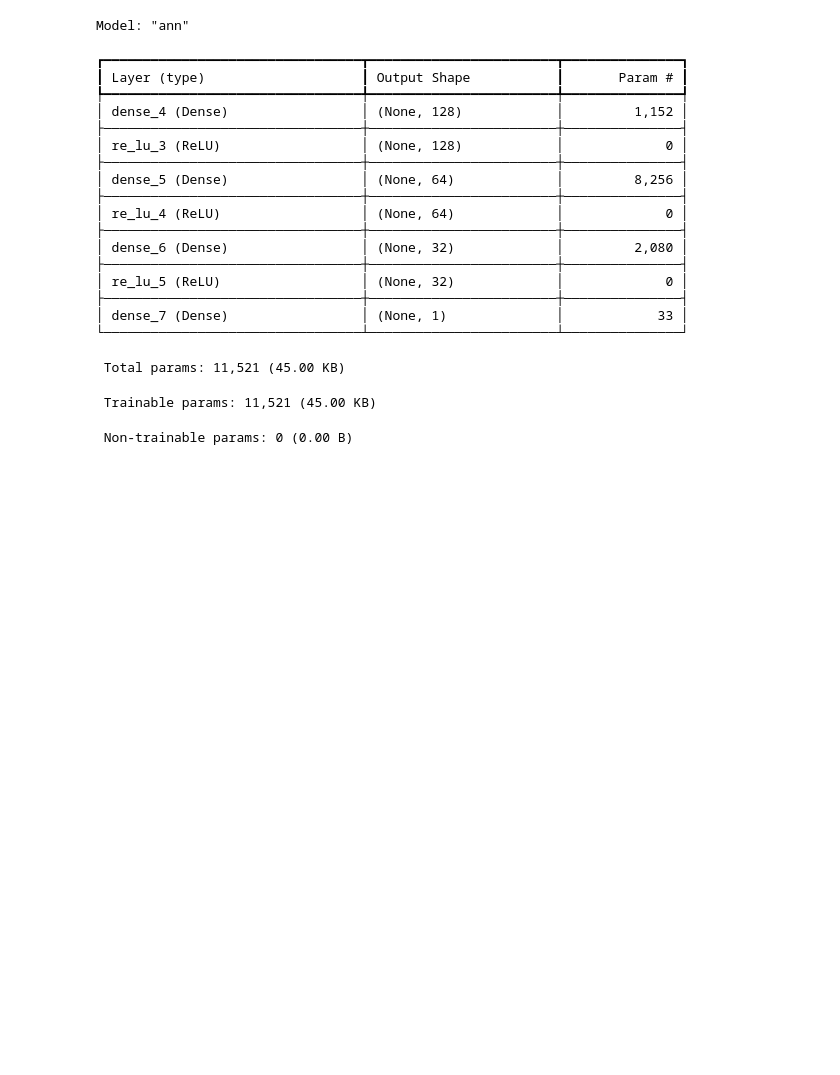
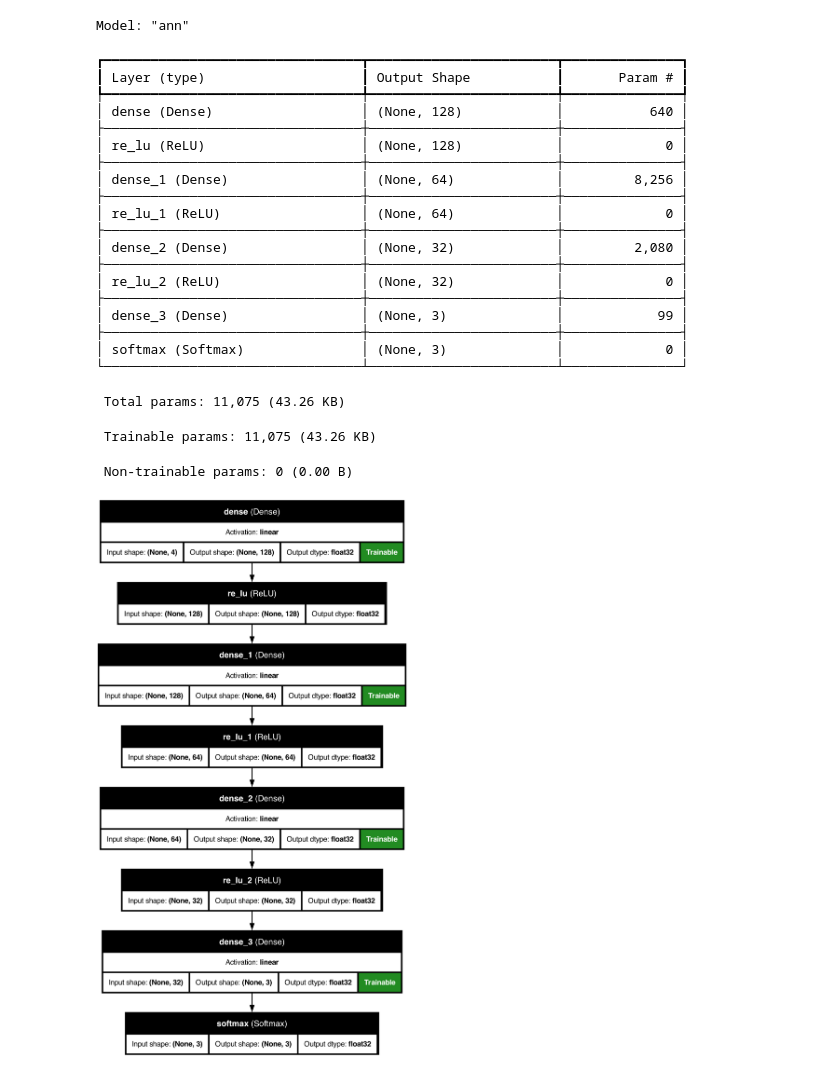
Before and after one commit to debjitpal5040/DL_Algorithms, a Jupyter notebook: Neural Networks/ANN_Classification.ipynb, the cells around one changed output. Cells and saved outputs as stored; diff of their text form; code cells hidden in the pictures; blank space fills up the shorter version.

```diff
--- a/Neural Networks/ANN_Classification.ipynb
+++ b/Neural Networks/ANN_Classification.ipynb
@@ -30,14 +25,15 @@ from keras.optimizers import Adam
 # %%
 model = Sequential(
     layers=[
-        Input(shape=(8,)),
+        Input(shape=(4,)),
         Dense(128),
         ReLU(),
         Dense(64),
         ReLU(),
         Dense(32),
         ReLU(),
-        Dense(1),
+        Dense(3),
+        Softmax(),
     ],
     name="ann",
 )
@@ -48,21 +44,23 @@ Model: "ann"
 ┏━━━━━━━━━━━━━━━━━━━━━━━━━━━━━━━━━┳━━━━━━━━━━━━━━━━━━━━━━━━┳━━━━━━━━━━━━━━━┓
 ┃ Layer (type)                    ┃ Output Shape           ┃       Param # ┃
 ┡━━━━━━━━━━━━━━━━━━━━━━━━━━━━━━━━━╇━━━━━━━━━━━━━━━━━━━━━━━━╇━━━━━━━━━━━━━━━┩
-│ dense_4 (Dense)                 │ (None, 128)            │         1,152 │
+│ dense (Dense)                   │ (None, 128)            │           640 │
 ├─────────────────────────────────┼────────────────────────┼───────────────┤
-│ re_lu_3 (ReLU)                  │ (None, 128)            │             0 │
+│ re_lu (ReLU)                    │ (None, 128)            │             0 │
 ├─────────────────────────────────┼────────────────────────┼───────────────┤
-│ dense_5 (Dense)                 │ (None, 64)             │         8,256 │
+│ dense_1 (Dense)                 │ (None, 64)             │         8,256 │
 ├─────────────────────────────────┼────────────────────────┼───────────────┤
-│ re_lu_4 (ReLU)                  │ (None, 64)             │             0 │
+│ re_lu_1 (ReLU)                  │ (None, 64)             │             0 │
 ├─────────────────────────────────┼────────────────────────┼───────────────┤
-│ dense_6 (Dense)                 │ (None, 32)             │         2,080 │
+│ dense_2 (Dense)                 │ (None, 32)             │         2,080 │
 ├─────────────────────────────────┼────────────────────────┼───────────────┤
-│ re_lu_5 (ReLU)                  │ (None, 32)             │             0 │
+│ re_lu_2 (ReLU)                  │ (None, 32)             │             0 │
 ├─────────────────────────────────┼────────────────────────┼───────────────┤
-│ dense_7 (Dense)                 │ (None, 1)              │            33 │
+│ dense_3 (Dense)                 │ (None, 3)              │            99 │
+├─────────────────────────────────┼────────────────────────┼───────────────┤
+│ softmax (Softmax)               │ (None, 3)              │             0 │
 └─────────────────────────────────┴────────────────────────┴───────────────┘
- Total params: 11,521 (45.00 KB)
+ Total params: 11,075 (43.26 KB)
- Trainable params: 11,521 (45.00 KB)
+ Trainable params: 11,075 (43.26 KB)
  Non-trainable params: 0 (0.00 B)
 # %%
@@ -69,0 +68,11 @@ model.compile(loss=MSELoss(), optimizer=Adam(), metrics=[MSEMetric()]) # type: i
+# %%
+plot_model(
+    model,
+    show_shapes=True,
+    show_dtype=True,
+    show_layer_names=True,
+    show_layer_activations=True,
+    show_trainable=True,
+)
+# %% [output]
+[figure, added]
```
Also changed, not shown: parts of 15 cells of this notebook, 3 other files.
